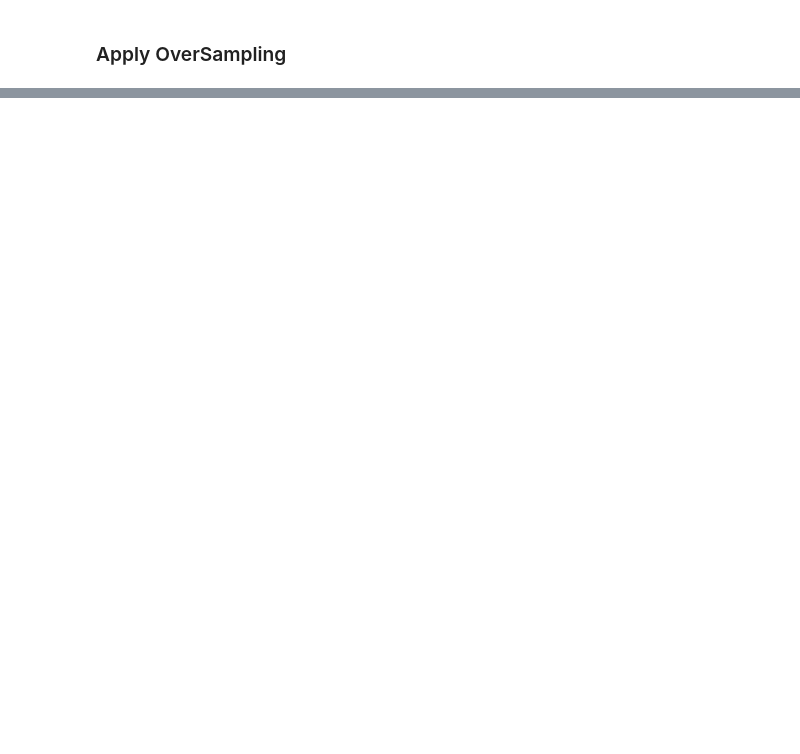
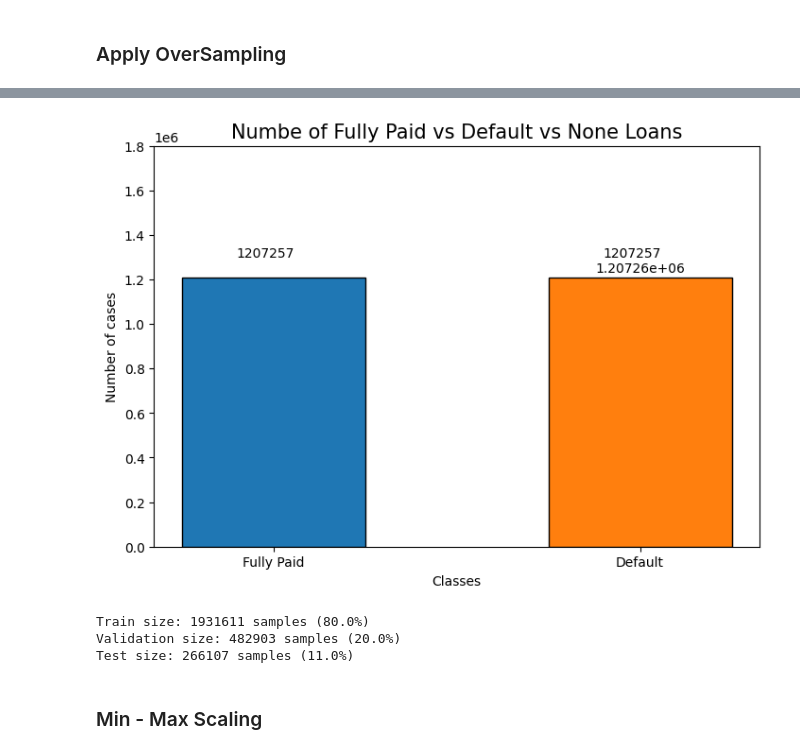
Before and after one commit to Seungminin/Data_Analysis_lending-club, a Jupyter notebook: Data_augmentation_SMOTENC.ipynb, the cells around one changed output, grey strips where cells are left out. Drawn from its saved outputs; the diff is of its cells as text; code cells hidden in the pictures; blank space fills up the shorter version.

```diff
--- a/Data_augmentation_SMOTENC.ipynb
+++ b/Data_augmentation_SMOTENC.ipynb
@@ -145,0 +364,33 @@ y_train_smotenc = augmentation_data[['loan_status']]
+# %%
+# 4️⃣ Label Encoding (Train 데이터)
+label_encoders = {}
+
+# 🔹 X_train_smotenc: 범주형(Object) 컬럼 Label Encoding
+for col in X_train_smotenc.select_dtypes(include=['object']).columns:
+    le = LabelEncoder()
+    X_train_smotenc[col] = le.fit_transform(X_train_smotenc[col].astype(str))  # NaN 대비 문자열 변환
+    label_encoders[col] = le  # 필요하면 디코딩 가능
+
+# 🔹 y_train_smotenc: loan_status도 Label Encoding
+le_y = LabelEncoder()
+y_train_smotenc['loan_status'] = le_y.fit_transform(y_train_smotenc['loan_status'].astype(str))
+
+# 5️⃣ 변환된 데이터 확인
+print("Encoded X_train_smotenc sample:\n", X_train_smotenc.head())
+print("Encoded y_train_smotenc sample:\n", y_train_smotenc.head())
+
+# 🔹 Test 데이터 Encoding 적용
+X_test = test_data.drop(columns='loan_status')
+y_test = test_data[['loan_status']]
+
+# ✅ Train에서 학습한 LabelEncoder로 변환 (fit_transform() ❌ → transform() ✅)
+for col in X_test.select_dtypes(include=['object']).columns:
+    if col in label_encoders:  # Train에서 학습한 LabelEncoder가 존재하는 경우
+        X_test[col] = label_encoders[col].transform(X_test[col].astype(str))
+
+# ✅ y_test도 Train에서 학습한 LabelEncoder 적용
+y_test['loan_status'] = le_y.transform(y_test['loan_status'].astype(str))
+
+# ✅ 변환된 데이터 확인
+print("Encoded X_test sample:\n", X_test.head())
+print("Encoded y_test sample:\n", y_test.head())
@@ -146,34 +415,39 @@ y_train_smotenc = augmentation_data[['loan_status']]
 # %%
 # Visualizing the encoded target
 
 defalut_fully_paid = y_train_smotenc.value_counts()
 
 fig, ax = plt.subplots(figsize=(7,5), layout='constrained')
 rects = ax.bar(x=2, height=defalut_fully_paid[0], width=1, label="Fully Paid", edgecolor="black")
 rects = ax.bar(x=4, height=defalut_fully_paid[1], width=1, label="Default", edgecolor="black")
 ax.bar_label(rects, padding=2)
 
 
 ax.set_ylabel('Number of cases',size=10)
 ax.set_xlabel('Classes',size=10)
 ax.set_title('Numbe of Fully Paid vs Default vs None Loans',size=15)
 
 ax.set_xticks([2,4], ["Fully Paid","Default"])
 
 ax.set_ylim(0, 1800000)
 
-ax.text(1.7,400000,defalut_fully_paid[0])
-# ax.text(5.6,1150000,none_)
+ax.text(1.8,1300000,defalut_fully_paid[0])
+ax.text(3.8,1300000,defalut_fully_paid[1])
 
 fig.show()
+# %% [output]
+[figure, added]
 # %%
 # data under 6:2:2 train,val,test set
 
 X_train, X_val, y_train, y_val = train_test_split(X_train_smotenc, y_train_smotenc, test_size=0.2, random_state=42, stratify=y_train_smotenc)
 
-X_test = test_data.drop(columns = 'loan_status')
-y_test = test_data[['loan_status']]
-
 print(f"Train size: {X_train.shape[0]} samples ({X_train.shape[0]/len(augmentation_data):.1%})")
 print(f"Validation size: {X_val.shape[0]} samples ({X_val.shape[0]/len(augmentation_data):.1%})")
 print(f"Test size: {X_test.shape[0]} samples ({X_test.shape[0]/len(augmentation_data):.1%})")
+# %% [output]
+Train size: 1931611 samples (80.0%)
+Validation size: 482903 samples (20.0%)
+Test size: 266107 samples (11.0%)
+# %% [markdown]
+### Min - Max Scaling
```
Also changed, not shown: parts of 24 cells of this notebook.
